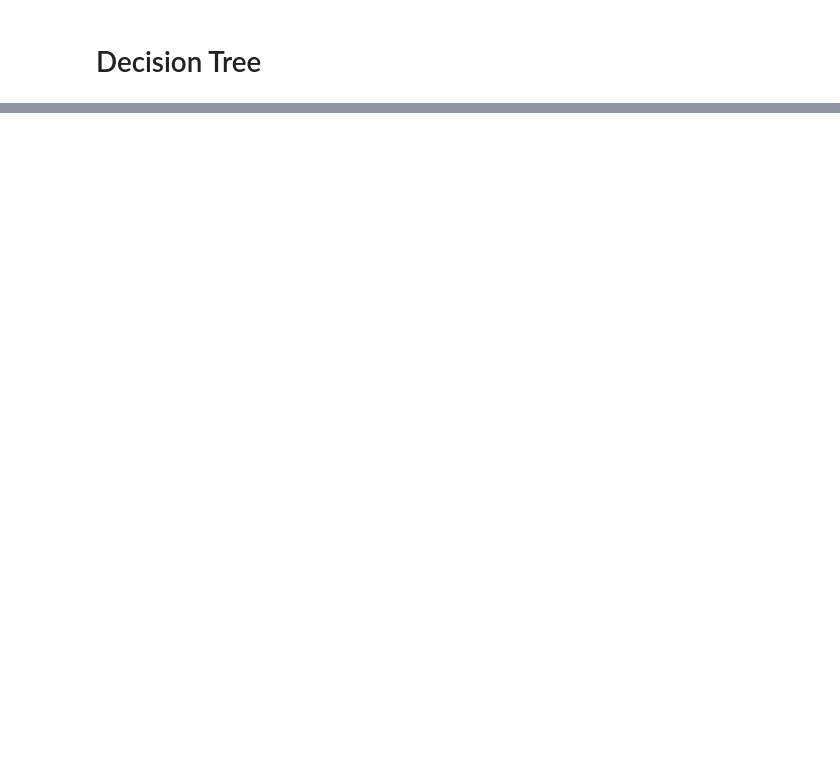
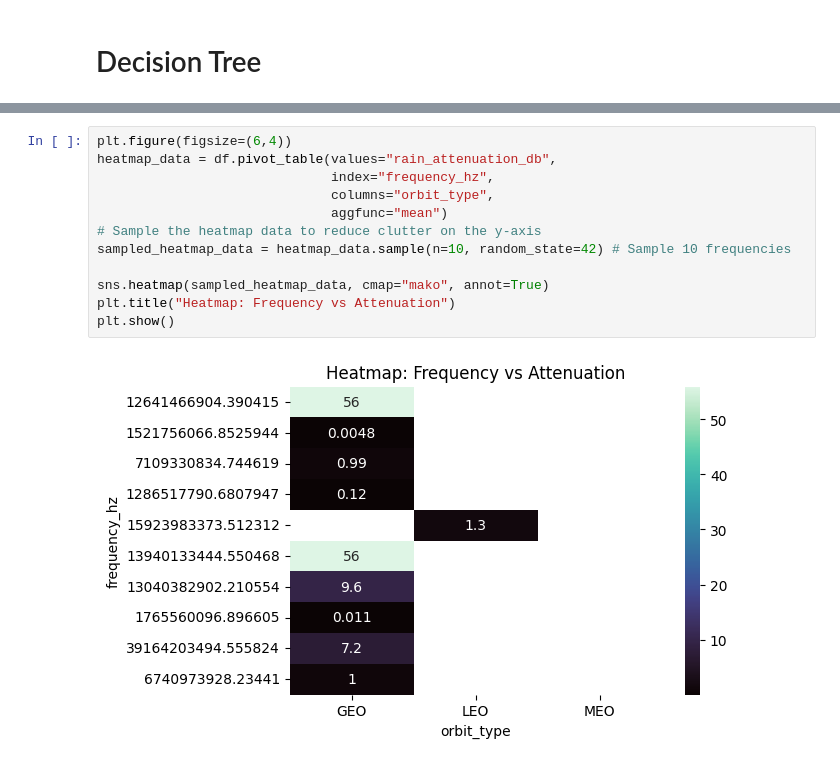
Before and after one commit to cursed-0men/Satellite-Signal-Strength-Classification, a Jupyter notebook: models/decision_tree.ipynb, the cells around one changed output, grey strips where cells are left out. Drawn from its saved outputs; the diff is of its cells as text; blank space fills up the shorter version.

```diff
--- a/models/decision_tree.ipynb
+++ b/models/decision_tree.ipynb
@@ -194,0 +178,14 @@ Predictions saved to 'decision_tree_predictions.csv'
+# %%
+plt.figure(figsize=(6,4))
+heatmap_data = df.pivot_table(values="rain_attenuation_db",
+                              index="frequency_hz",
+                              columns="orbit_type",
+                              aggfunc="mean")
+# Sample the heatmap data to reduce clutter on the y-axis
+sampled_heatmap_data = heatmap_data.sample(n=10, random_state=42) # Sample 10 frequencies
+
+sns.heatmap(sampled_heatmap_data, cmap="mako", annot=True)
+plt.title("Heatmap: Frequency vs Attenuation")
+plt.show()
+# %% [output]
+[figure, added]
```
Also changed, not shown: parts of 21 cells of this notebook.
